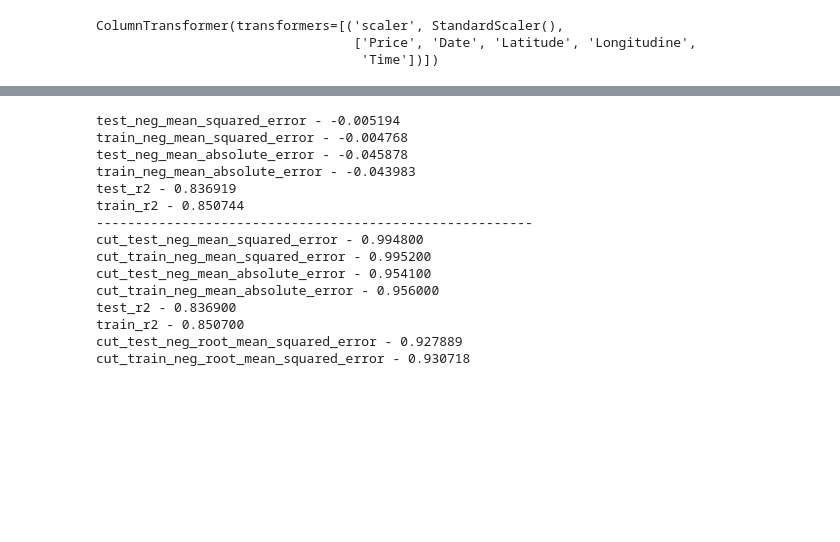
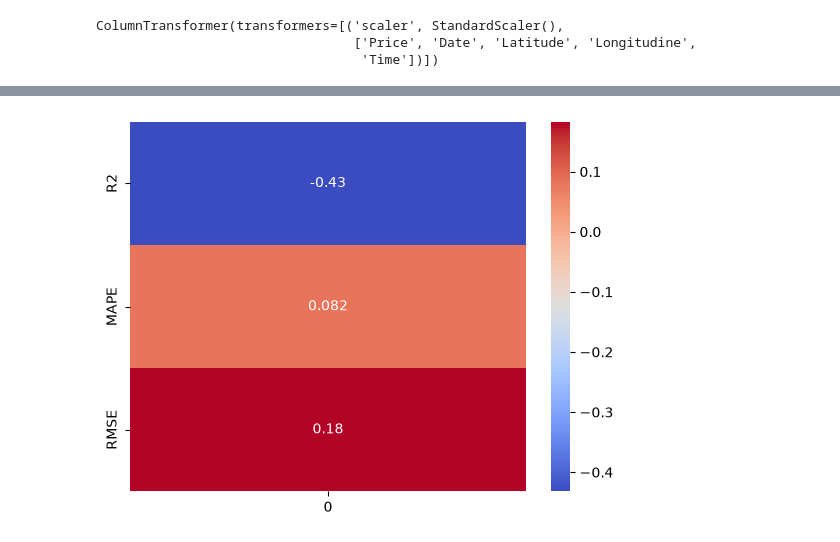
Before and after one commit to MaksaTaksa/Regression-task-Fuel-price-, a Jupyter notebook: base_line.ipynb, the cells around one changed output, grey strips where cells are left out. Saved outputs shown, nothing was run; the diff lists cells and outputs as text; code cells hidden in the pictures; blank space fills up the shorter version.

```diff
--- a/base_line.ipynb
+++ b/base_line.ipynb
@@ -233,18 +149,45 @@ cal_metrics_lgbm = cross_validate(base_line, X_train, y_train, scoring = metrics
-# %%
-res_metrics_lgbm = metrics_calculate(cal_metrics_lgbm)
-# %% [output]
-test_neg_mean_squared_error - -0.005194
-train_neg_mean_squared_error - -0.004768
-test_neg_mean_absolute_error - -0.045878
-train_neg_mean_absolute_error - -0.043983
-test_r2 - 0.836919
-train_r2 - 0.850744
---------------------------------------------------------
-cut_test_neg_mean_squared_error - 0.994800
-cut_train_neg_mean_squared_error - 0.995200
-cut_test_neg_mean_absolute_error - 0.954100
-cut_train_neg_mean_absolute_error - 0.956000
-test_r2 - 0.836900
-train_r2 - 0.850700
-cut_test_neg_root_mean_squared_error - 0.927889
-cut_train_neg_root_mean_squared_error - 0.930718
+# %%
+X_train, X_test, y_train, y_test = train_test_splitting(df_full_eda)
+
+def cross_va(pipe, X_train, X_test, y_train, y_test):
+
+    temp_pipe = clone(pipe)
+    cv = TimeSeriesSplit(n_splits=5)
+
+    folds = []
+
+    for num, (tr, vl) in enumerate(cv.split(X_train, y_train)):
+        X_tr = temp_pipe.fit_transform(X_train.iloc[tr], y_train.iloc[tr])
+        X_vl = temp_pipe.transform(X_train.iloc[vl])
+        folds.append([X_tr, y_train.iloc[tr], X_vl, y_train.iloc[vl]])
+    return folds
+
+def metrics_calculate(folds, model):
+
+    temp_result_metrics = {"R2" : [], "MAPE" : [], "RMSE" : []}
+
+    for fold in folds:
+        temp_model = clone(model)
+        temp_model.fit(fold[0], fold[1])
+        y_pred = temp_model.predict(fold[2])
+
+        temp_result_metrics["R2"].append(r2_score(fold[3], y_pred)),
+        temp_result_metrics["MAPE"].append(mean_absolute_percentage_error(fold[3], y_pred)),
+        temp_result_metrics["RMSE"].append(root_mean_squared_error(fold[3], y_pred))
+
+    temp_result_metrics["R2"] = np.mean(temp_result_metrics["R2"])
+    temp_result_metrics["MAPE"] = np.mean(temp_result_metrics["MAPE"])
+    temp_result_metrics["RMSE"] = np.mean(temp_result_metrics["RMSE"])
+
+    sns.heatmap(pd.Series(temp_result_metrics).to_frame(), annot= True, cmap = 'coolwarm')
+
+    return temp_result_metrics
+# %%
+df_full_eda = df_full_eda.drop(["Station_name"], axis =1)
+X_train, X_test, y_train, y_test = train_test_splitting(df_full_eda)
+
+folds = cross_va(base_line, X_train, X_test, y_train, y_test)
+
+res_dummy = metrics_calculate(folds, dummy_model)
+# %% [output]
+[figure, added]
```
Also changed, not shown: parts of 17 cells of this notebook, 3 other files.
